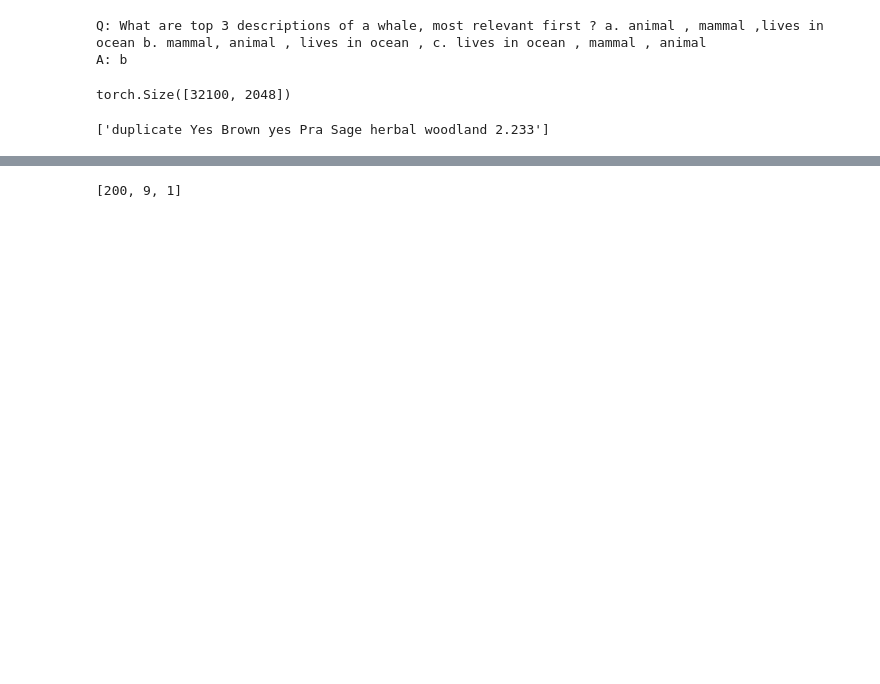
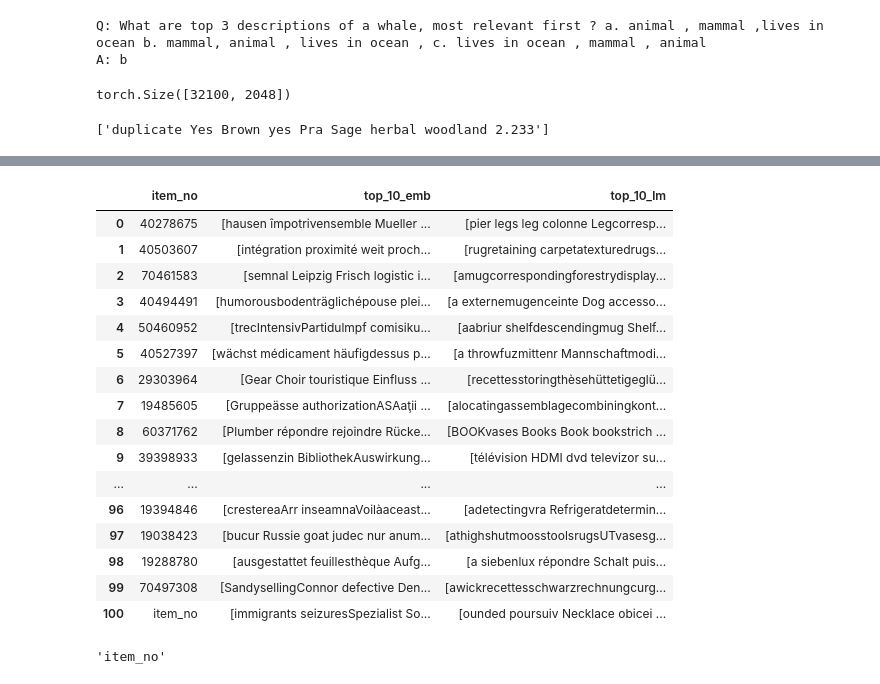
Before and after one commit to gikok/t0code2, a Jupyter notebook: training/data_checker.ipynb, the cells around one changed output, grey strips where cells are left out. Cells and saved outputs as stored; diff of their text form; code cells hidden in the pictures; blank space fills up the shorter version.

```diff
--- a/training/data_checker.ipynb
+++ b/training/data_checker.ipynb
@@ -146,0 +210,16 @@ b = '; '.join(lis)
+# %%
+items = pd.read_parquet("data/seven_names.parquet.gzip")["item_no"].values.tolist()
+np.random.shuffle(items)
+#print(items)
+inp = f"dog and cat are similar, why? Which of the following is the correct answer? animal describes dog and cat, clothing describes dog and cat, vehicle describes dog and cat?"
+tar = 'animal describes dog and cat'
+inp1 = inp  + ', '.join(items)
+
+inputs = tokenizer.encode(
+    inp, return_tensors='pt')
+inputs = inputs.to("cuda:0")
+with torch.no_grad():
+    outputs = model.generate(inputs)
+print("Input: " + inp)
+print("Target: " + tar)
+print("Output: " + tokenizer.decode(outputs[0], skip_special_tokens=True))
@@ -147,10 +230,17 @@ b = '; '.join(lis)
 # %%
-inp = f"list: car, dog, cat. in the previous list, how many items that are similar to animals?   1, 2, 3, 4, 5, 6, 7, 8, 9, 10?"
+items = pd.read_parquet("data/seven_names.parquet.gzip")["item_no"].values.tolist()
+np.random.shuffle(items)
+#print(items)
+inp = f"description: 'red lantern'\nfor the description above, what item_no is the correct match? 90494950, 19456165?"
+tar = '90494950'
+inp1 = inp  + ', '.join(items)
+
 inputs = tokenizer.encode(
     inp, return_tensors='pt')
-inputs = inputs#.to("cuda:0")
+inputs = inputs.to("cuda:0")
 with torch.no_grad():
     outputs = model.generate(inputs)
-print("Q: " + inp)
-print("A: " + tokenizer.decode(outputs[0], skip_special_tokens=True))
+print("Input: " + inp)
+print("Target: " + tar)
+print("Output: " + tokenizer.decode(outputs[0], skip_special_tokens=True))
 # %% [output]
@@ -297,7 +376,7 @@ r = cos2(v, lm[-93], dim=-1)
 # %% [output]
 ['duplicate Yes Brown yes Pra Sage herbal woodland 2.233']
 # %%
-items = pd.read_parquet("data/item_no_100.parquet.gzip")["item_no"].values.tolist()
+items = pd.read_parquet("data/seven_names.parquet.gzip")["item_no"].values.tolist()
 l = ["furniture", "couch", "sofa", "chair", "shelf", "kitchen", "table", "bed"]
 inputs = tokenizer.batch_encode_plus(
     l, return_tensors="pt", padding=True
@@ -306,14 +385,14 @@ inds = torch.tensor([inputs['input_ids'][i].max() for i in range(len(l))])
 cos = torch.nn.functional.cosine_similarity
 emb = list(model.named_parameters())[0][1]
 lm = list(model.named_parameters())[-1][1]
-emb_old_tokens = emb[:-100]
-lm_old_tokens = lm[:-100]
+emb_old_tokens = emb[:-101]
+lm_old_tokens = lm[:-101]
 
 #tt = emb[inds]
 #tt = lm[inds]
 
-emb_new_tokens = emb[-100:]
-lm_new_tokens = lm[-100:]
+emb_new_tokens = emb[-101:]
+lm_new_tokens = lm[-101:]
 
 emb_top10 = []
 lm_top10 = []
@@ -363,7 +446,29 @@ top32n = 100*[[]]
 for i, j in enumerate(top102):
     top3 = [j[0][0:8], j[0][8:16], j[0][16:]]
     top32n[i] = [queries[queries['item_no']==top3[0]]['name'].iloc[0], queries[queries['item_no']==top3[1]]['name'].iloc[0], queries[queries['item_no']==top3[2]]['name'].iloc[0]]
-# %%
-tokenizer.encode('besta')
-# %% [output]
-[200, 9, 1]
+# %%
+df = pd.DataFrame({'item_no':items+['item_no'],'top_10_emb':emb_top10, 'top_10_lm':lm_top10})
+# %%
+df
+# %% [output]
+|  | item_no | top_10_emb | top_10_lm |
+| 0 | 40278675 | [hausen împotrivensemble Mueller ... | [pier legs leg colonne Legcorresp... |
+| 1 | 40503607 | [intégration proximité weit proch... | [rugretaining carpetatexturedrugs... |
+| 2 | 70461583 | [semnal Leipzig Frisch logistic i... | [amugcorrespondingforestrydisplay... |
+| 3 | 40494491 | [humorousbodenträglichépouse plei... | [a externemugenceinte Dog accesso... |
+| 4 | 50460952 | [trecIntensivPartidulmpf comisiku... | [aabriur shelfdescendingmug Shelf... |
+| 5 | 40527397 | [wächst médicament häufigdessus p... | [a throwfuzmittenr Mannschaftmodi... |
+| 6 | 29303964 | [Gear Choir touristique Einfluss ... | [recettesstoringthèsehüttetigeglü... |
+| 7 | 19485605 | [Gruppeässe authorizationASAaţii ... | [alocatingassemblagecombiningkont... |
+| 8 | 60371762 | [Plumber répondre rejoindre Rücke... | [BOOKvases Books Book bookstrich ... |
+| 9 | 39398933 | [gelassenzin BibliothekAuswirkung... | [télévision HDMI dvd televizor su... |
+| ... | ... | ... | ... |
+| 96 | 19394846 | [crestereaArr inseamnaVoilàaceast... | [adetectingvra Refrigeratdetermin... |
+| 97 | 19038423 | [bucur Russie goat judec nur anum... | [athighshutmoosstoolsrugsUTvasesg... |
+| 98 | 19288780 | [ausgestattet feuillesthèque Aufg... | [a siebenlux répondre Schalt puis... |
+| 99 | 70497308 | [SandysellingConnor defective Den... | [awickrecettesschwarzrechnungcurg... |
+| 100 | item_no | [immigrants seizuresSpezialist So... | [ounded poursuiv Necklace obicei ... |
+# %%
+tokenizer.decode(32200)
+# %% [output]
+'item_no'
```
Also changed, not shown: parts of 16 cells of this notebook, 2 other files.
